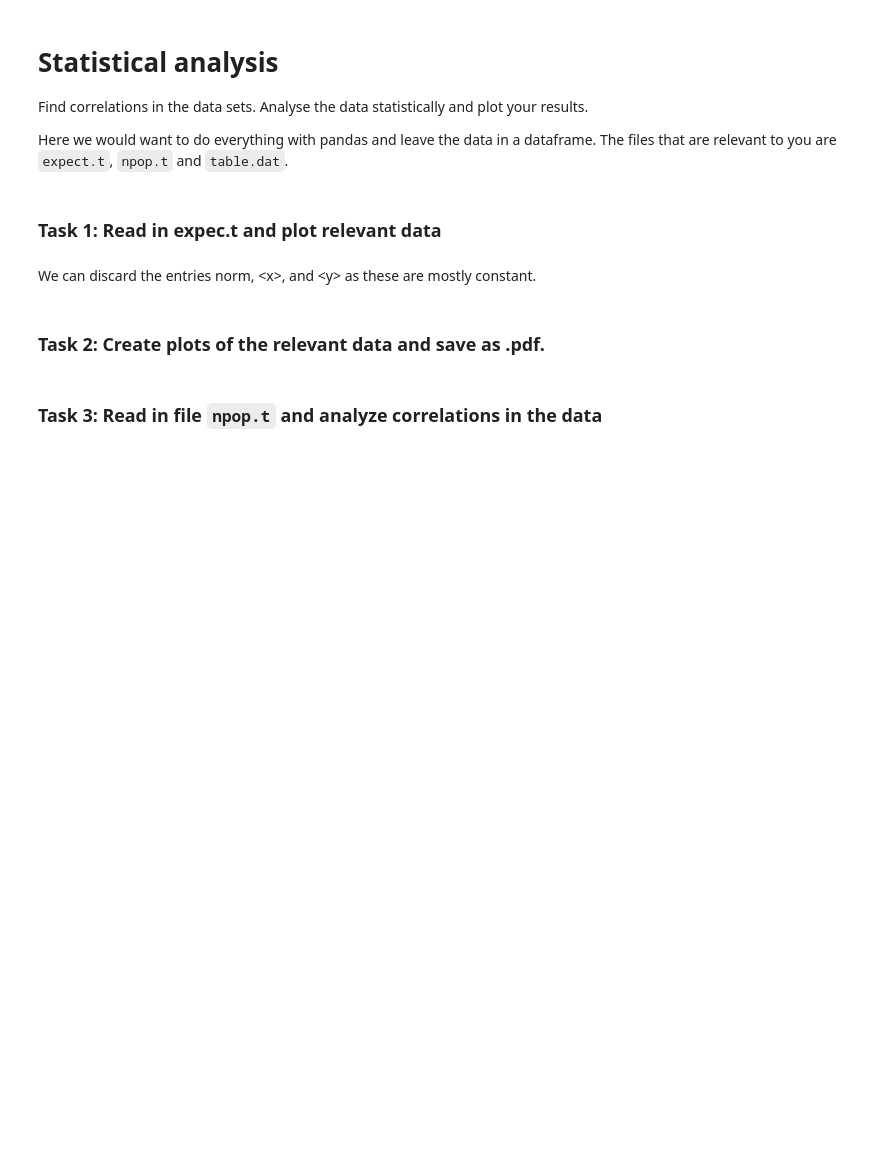
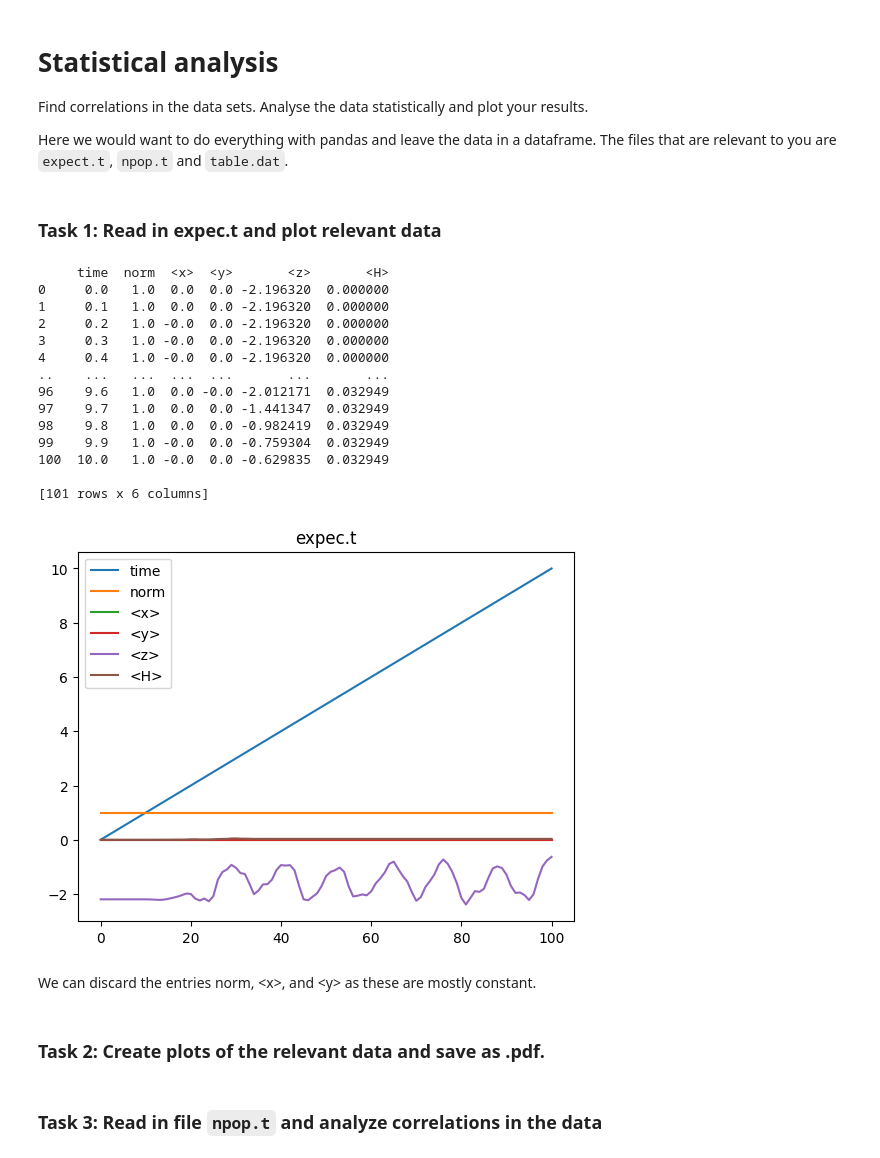
Before and after one commit to kirstengoebel/ssc_course24, a Jupyter notebook: notebooks/notebook_unit1.ipynb, the cells around one changed output. Saved outputs shown, nothing was run; the diff lists cells and outputs as text; code cells hidden in the pictures; blank space fills up the shorter version.

```diff
--- a/notebooks/notebook_unit1.ipynb
+++ b/notebooks/notebook_unit1.ipynb
@@ -86,3 +90,31 @@ df_expec.plot(title="Simplistic visualization expec.t")
+# %%
+# read and plot expec.t
+
+file_path = Path('../data/expec.t')
+expec = pandas.read_table(file_path, sep=r'\s+')
+
+print(expec)
+
+expec.plot()
+
+plt.title('expec.t')
+plt.show()
+# %% [output]
+     time  norm  <x>  <y>       <z>       <H>
+0     0.0   1.0  0.0  0.0 -2.196320  0.000000
+1     0.1   1.0  0.0  0.0 -2.196320  0.000000
+2     0.2   1.0 -0.0  0.0 -2.196320  0.000000
+3     0.3   1.0 -0.0  0.0 -2.196320  0.000000
+4     0.4   1.0 -0.0  0.0 -2.196320  0.000000
+..    ...   ...  ...  ...       ...       ...
+96    9.6   1.0  0.0 -0.0 -2.012171  0.032949
+97    9.7   1.0  0.0  0.0 -1.441347  0.032949
+98    9.8   1.0  0.0  0.0 -0.982419  0.032949
+99    9.9   1.0 -0.0  0.0 -0.759304  0.032949
+100  10.0   1.0 -0.0  0.0 -0.629835  0.032949
+
+[101 rows x 6 columns]
+[figure, added]
 # %% [markdown]
 We can discard the entries norm, \<x>, and \<y> as these are mostly constant.
 # %%
```
Also changed, not shown: parts of 29 cells of this notebook.
